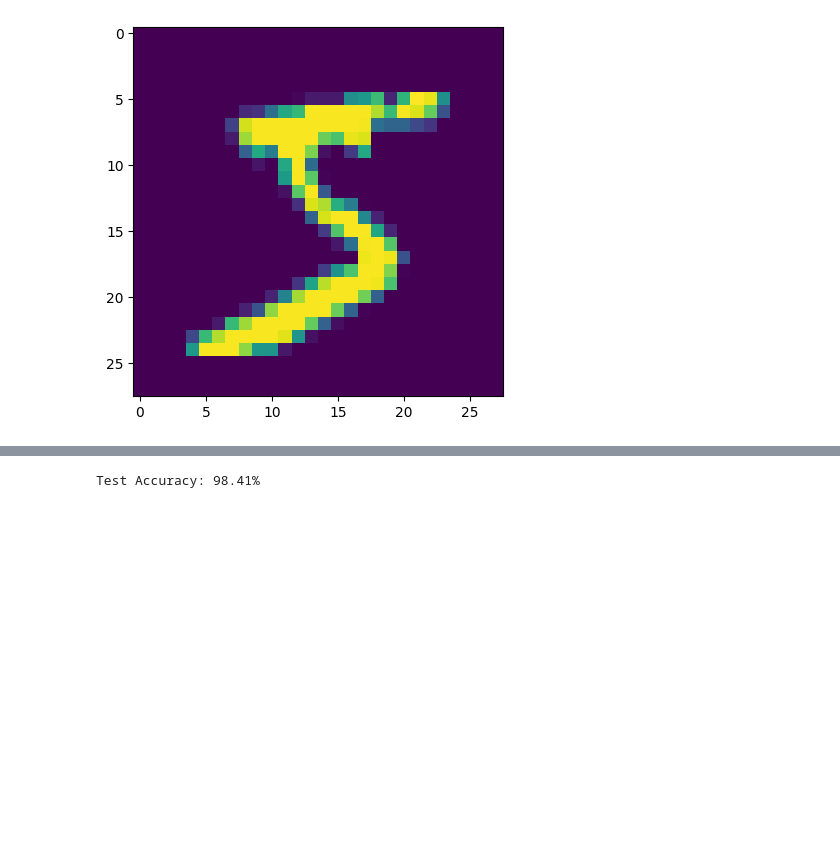
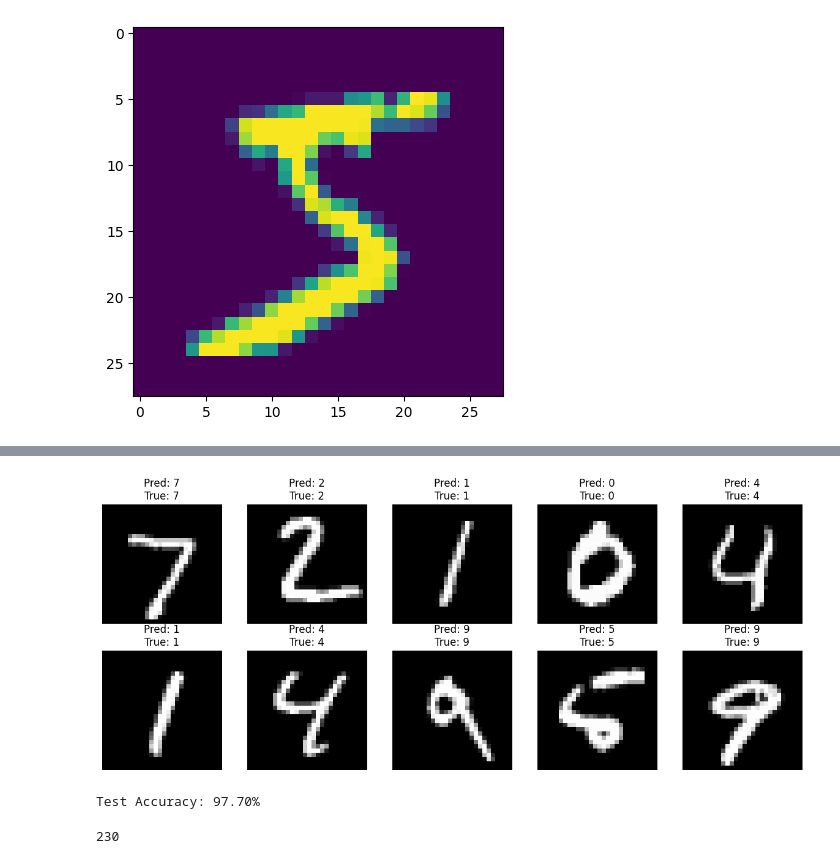
Before and after one commit to rayysidd/DL, a Jupyter notebook: Roadmap/1_MNIST.ipynb, the cells around one changed output, grey strips where cells are left out. Drawn from its saved outputs; the diff is of its cells as text; code cells hidden in the pictures; blank space fills up the shorter version.

```diff
--- a/Roadmap/1_MNIST.ipynb
+++ b/Roadmap/1_MNIST.ipynb
@@ -97,6 +111,6 @@ tensor([[ 0.0458, -0.0412,  0.2803,  0.0614, -0.2156, -0.1786, -0.2659,  0.1546,
 # %%
 #training loop
-epochs = 50
+epochs = 10
 
 for epoch in range(epochs):
     model.train()
@@ -135,8 +141,26 @@ Epoch 46/50, Loss: 0.035118
+# %%
+model.eval()
+with torch.no_grad():
+    for images, labels in test_loader:
+        outputs = model(images)
+        _, predicted = torch.max(outputs, 1)
+        break  # Just the first batch
+
+# Plot the first 10 test images and their predictions
+fig, axes = plt.subplots(2, 5, figsize=(12, 5))
+for i, ax in enumerate(axes.flat):
+    ax.imshow(images[i].squeeze(), cmap='gray')
+    ax.set_title(f"Pred: {predicted[i].item()}\nTrue: {labels[i].item()}")
+    ax.axis('off')
+plt.tight_layout()
+plt.show()
+# %% [output]
+[figure, added]
 # %%
 model.eval()
 correct = 0
 total=0
-
+wrong=[]
 with torch.no_grad():
     for images,labels in test_loader:
         outputs=model(images)
@@ -145,7 +169,14 @@ with torch.no_grad():
         total+=labels.size(0)
         correct += (predicted == labels).sum().item()
 
+        for i in range(len(labels)):
+            if predicted[i]!=labels[i]:
+                wrong.append((images[i], predicted[i], labels[i]))
 accuracy = 100 * correct / total
 print(f"Test Accuracy: {accuracy:.2f}%")
 # %% [output]
-Test Accuracy: 98.41%
+Test Accuracy: 97.70%
+# %%
+len(wrong)
+# %% [output]
+230
```
Also changed, not shown: parts of 4 cells of this notebook.
